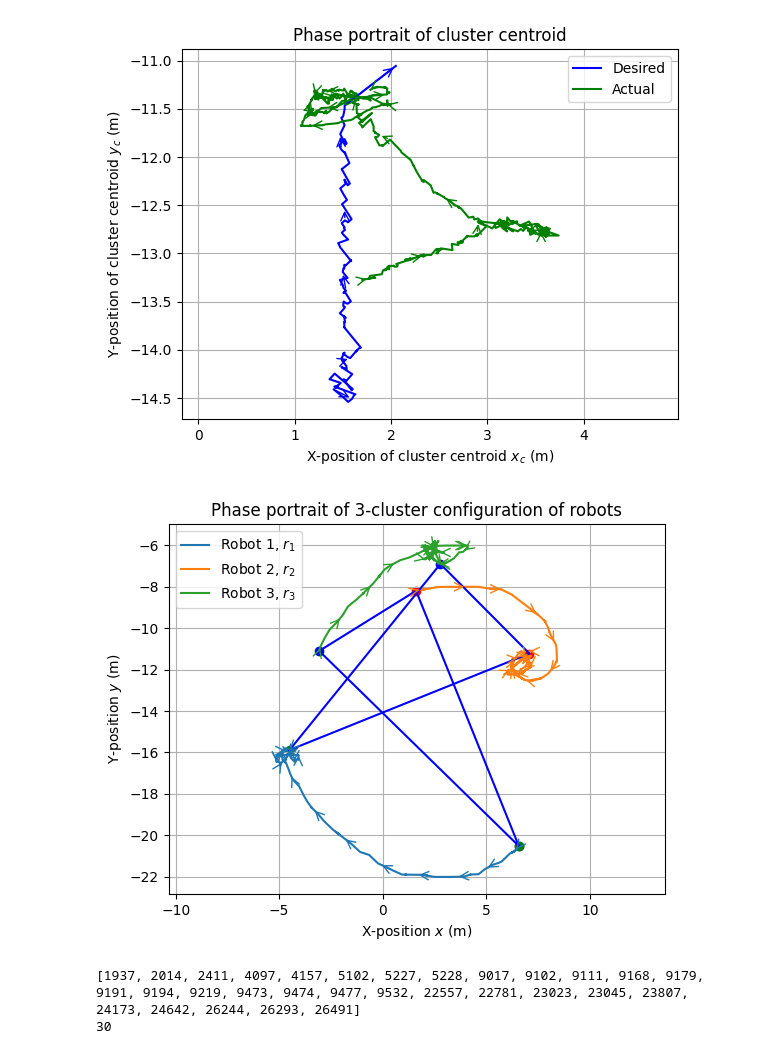
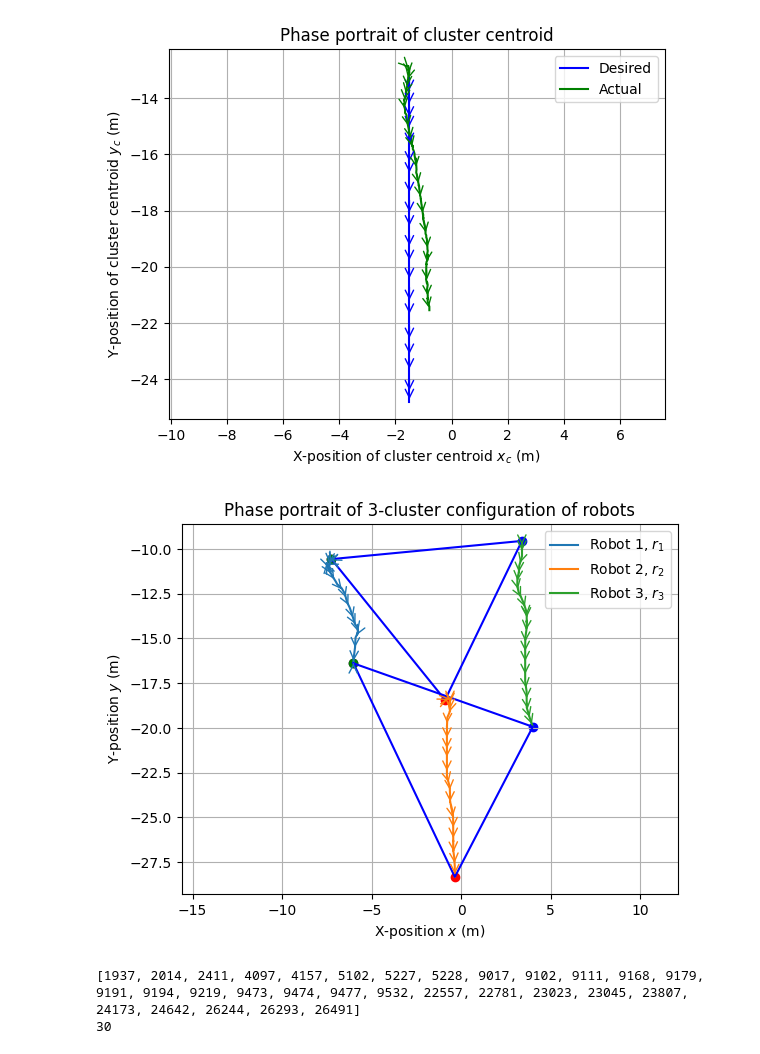
Before and after one commit to yneo918/multi_robots, a Jupyter notebook: record/paper_graph_from_csv.ipynb, the cells around one changed output. Cells and saved outputs as stored; diff of their text form; code cells hidden in the pictures.

```diff
--- a/record/paper_graph_from_csv.ipynb
+++ b/record/paper_graph_from_csv.ipynb
@@ -409,11 +409,10 @@ grapher: ExtractClusterData = ExtractClusterData(
 # TODO: Make this more customizeable
 # TODO: Identify time sections that are relevant
 #       Idea: Make Histogram of when x_1_des is being used to identify when it's being used!
-grapher.start = 23807
-grapher.end = 24173
+grapher.start = 3000
+grapher.end = 3250
 
-ylims = [(0, 5), (-20, -10), (-4, 4), (5, 15), (5, 20), (-4, 4)]
-
+ylims = [(-5, 0), (-30, 0), (-4, 4), (0, 15), (0, 15), (-4, 4)]
 # Plot time domain graphs
 figs: List[plt.Figure] = grapher.get_time_domain_figs(ylims)
 for f in range(len(figs)):
@@ -437,6 +436,10 @@ cluster_phase_portrait: plt.Figure = \
         )
 cluster_phase_portrait.show()
 
+# TODO:
+# Find translational
+
+# Find desired
 ind: List[int] = list()
 vals: List[Numeric] = [grapher.t_c_des[0]]
 
@@ -471,5 +474,5 @@ while True:
-[figure, old version]
+[figure, new version]
-[figure, old version]
+[figure, new version]
 # %%
 print(ind)
 print(len(ind))
```
Also changed, not shown: parts of 1 cell of this notebook, 8 other files.
